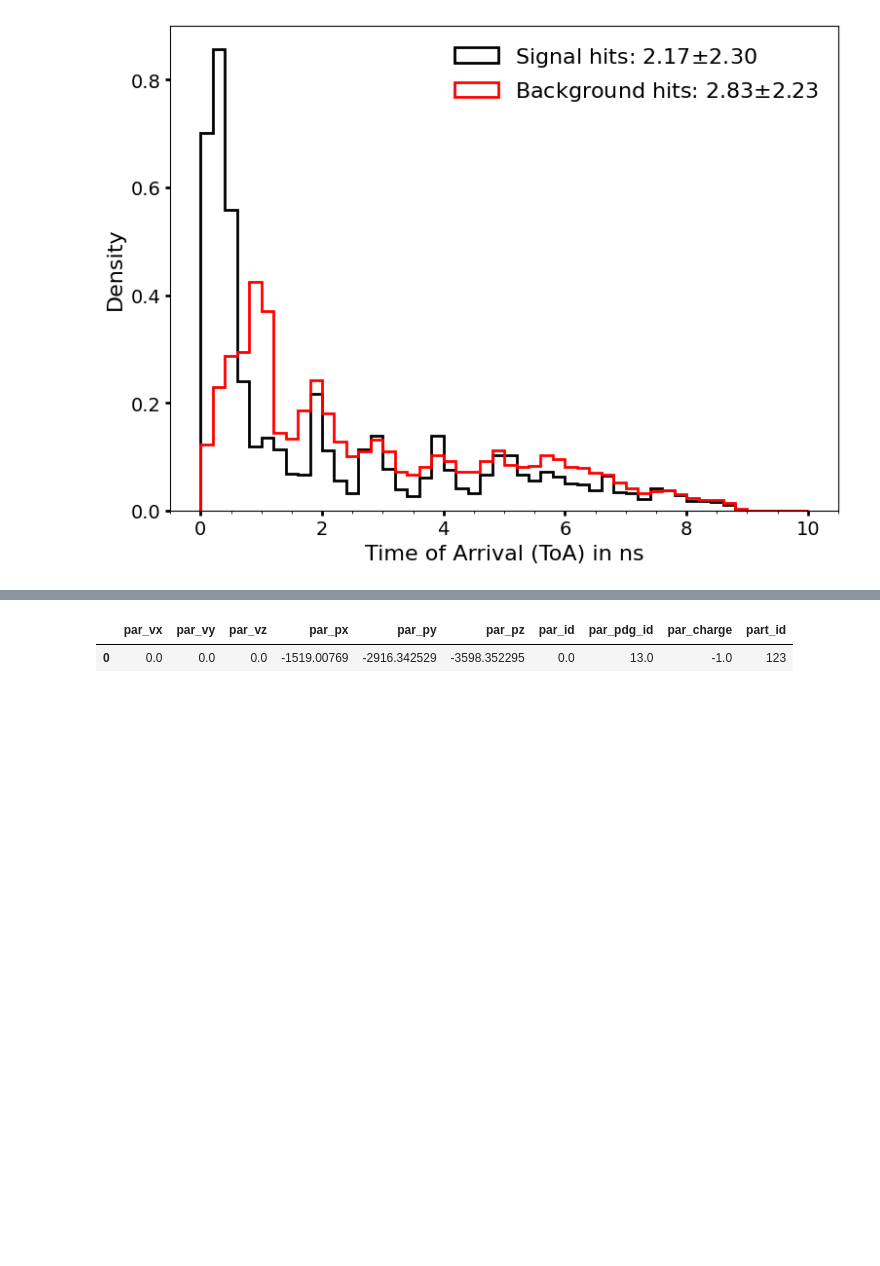
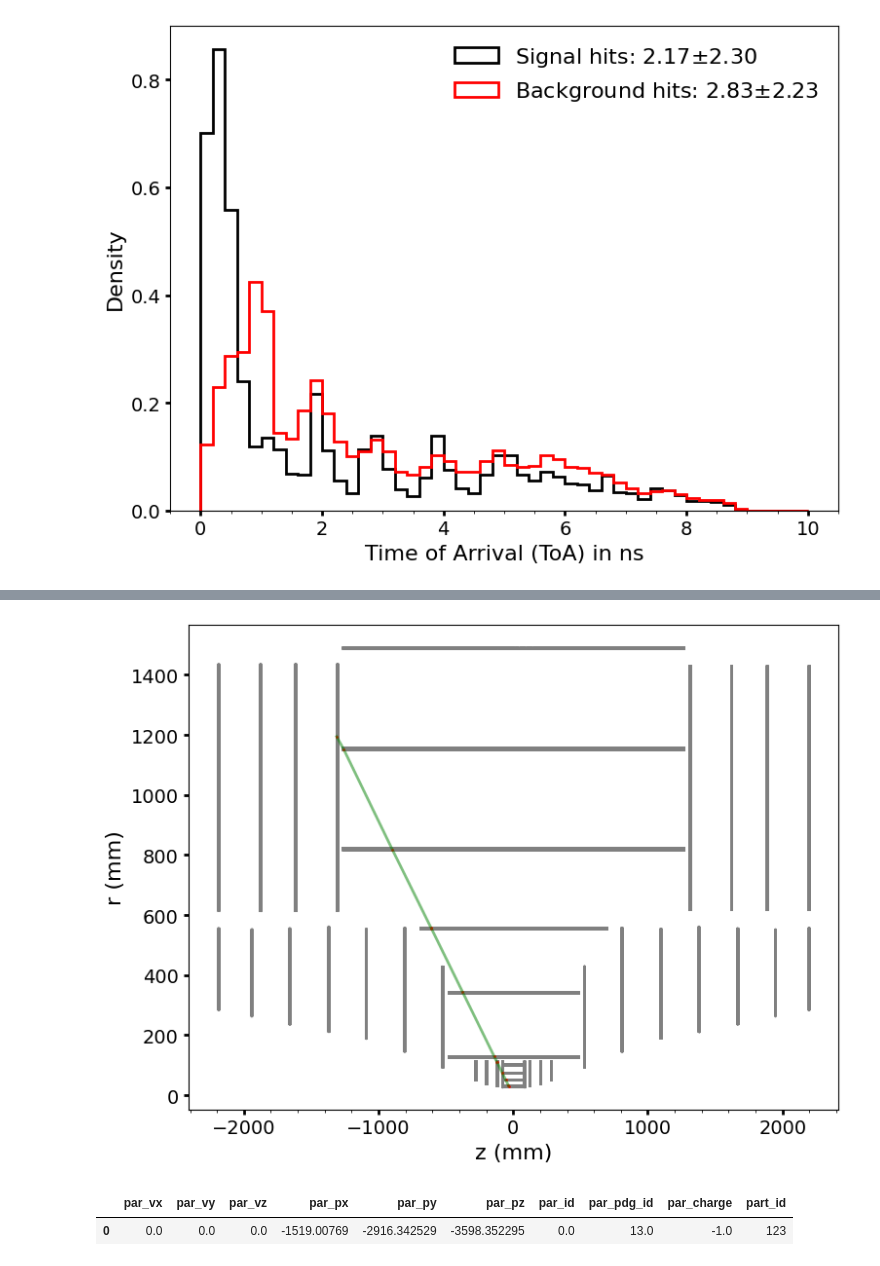
Before and after one commit to xju2/heptracktool, a Jupyter notebook: notebooks/2.1 muon collider track data reader v2.ipynb, the cells around one changed output, grey strips where cells are left out. Cells and saved outputs as stored; diff of their text form; code cells hidden in the pictures; blank space fills up the shorter version.

```diff
--- a/notebooks/2.1 muon collider track data reader v2.ipynb
+++ b/notebooks/2.1 muon collider track data reader v2.ipynb
@@ -119,3 +130,22 @@ compare_sig_bkg(signal_hits, background_hits, scale=1, var_name="hit_toa",
+# %%
+bkg_r = np.sqrt(background_hits["hit_x"]**2 + background_hits["hit_y"]**2)
+bkg_z = background_hits["hit_z"]
+
+signal_hits_one_evt = spacepoints[spacepoints["hit_is_from_secondary"] == 0.0]
+signal_r = np.sqrt(signal_hits_one_evt["hit_x"]**2 + signal_hits_one_evt["hit_y"]**2)
+signal_z = signal_hits_one_evt["hit_z"]
+
+plt.figure(figsize=(8, 6))
+plt.scatter(bkg_z, bkg_r, s=0.01, color="grey", alpha=0.5, label="Background hits")
+plt.scatter(signal_z, signal_r, s=1, color="red", label="Signal hits")
+
+# create connections between hits in the same track
+plt.plot(signal_z, signal_r, color="green", alpha=0.5)
+plt.xlabel("z (mm)")
+plt.ylabel("r (mm)")
+plt.savefig("figures/hit_r_vs_z.png")
+# %% [output]
+[figure, added]
 # %%
 particles
 # %% [output]
```
Also changed, not shown: parts of 3 cells of this notebook.
